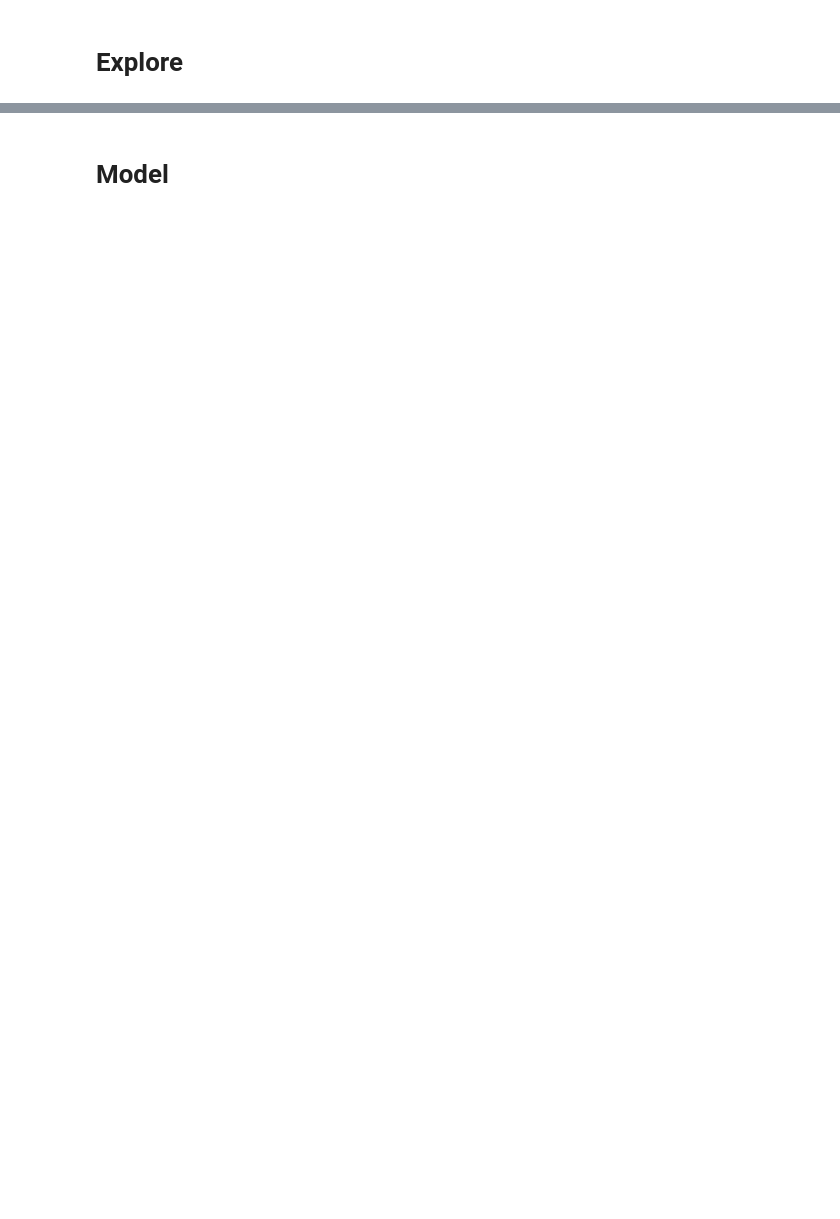
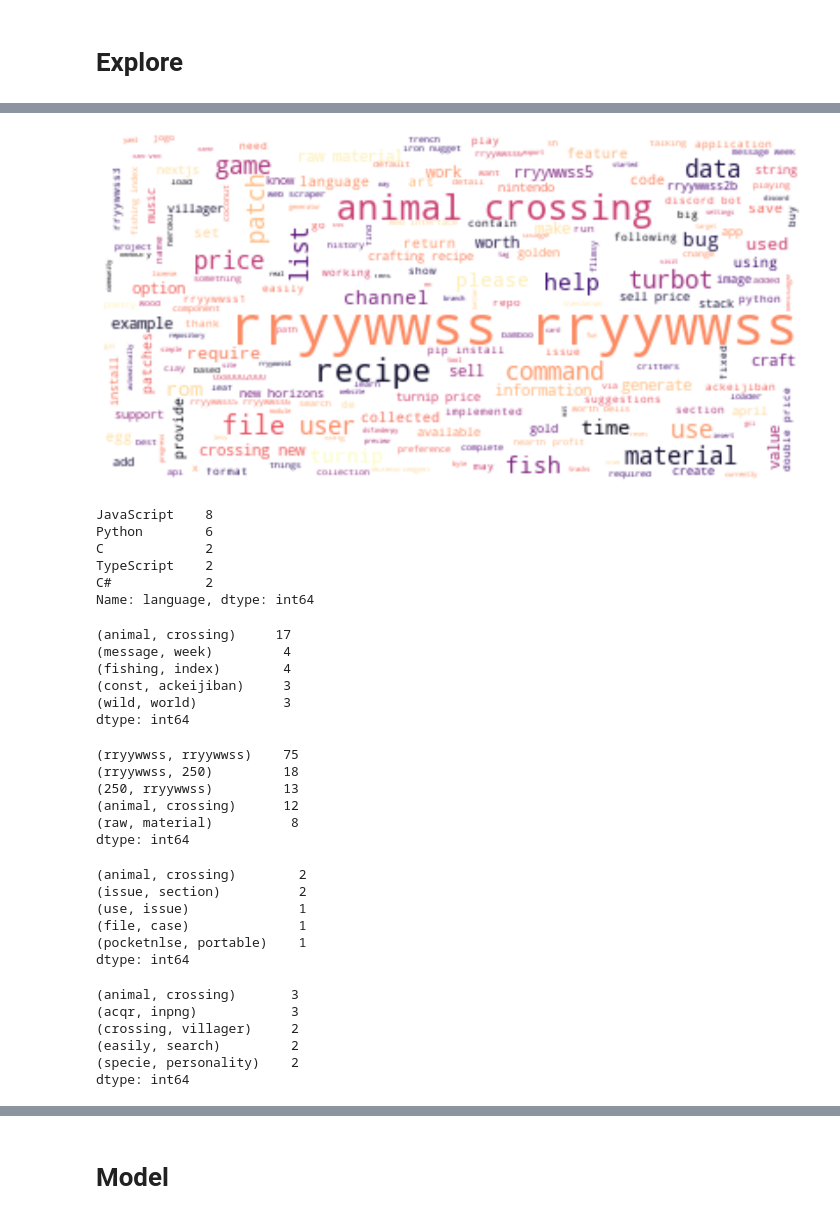
Before and after one commit to GabbyBarajasBroussard/natural-language-processing-project, a Jupyter notebook: walkthrough.ipynb, the cells around one changed output, grey strips where cells are left out. Saved outputs shown, nothing was run; the diff lists cells and outputs as text; code cells hidden in the pictures; blank space fills up the shorter version.

```diff
--- a/walkthrough.ipynb
+++ b/walkthrough.ipynb
@@ -51,0 +155,6 @@ df.to_csv('animal_crossing.csv')
+# %%
+#limit dataframe to the top 5 languages
+top_5_languages = df.language.value_counts().index[0:5]
+# %%
+df_5 = df[df.language.isin(top_5_languages)]
+df_5
@@ -51,0 +179,18 @@ df.to_csv('animal_crossing.csv')
+# %%
+#finding top words used in readmes in the top 5 languages
+img = WordCloud(background_color='white', colormap='magma_r').generate(' '.join(df_5['clean']))
+plt.figure(figsize=[20,10])
+plt.imshow(img, interpolation='bilinear')
+plt.axis("off")
+plt.show()
+# %% [output]
+[figure, added]
+# %%
+df_5.language.value_counts()
+# %% [output]
+JavaScript    8
+Python        6
+C             2
+TypeScript    2
+C#            2
+Name: language, dtype: int64
@@ -51,0 +204,56 @@ df.to_csv('animal_crossing.csv')
+# %%
+#finding most common bigrams in jscript words
+top_10_jscript_bigrams = (pd.Series(nltk.ngrams(jscript_words, 2))
+                      .value_counts()
+                      .head(10))
+
+top_10_jscript_bigrams.head()
+# %% [output]
+(animal, crossing)     17
+(message, week)         4
+(fishing, index)        4
+(const, ackeijiban)     3
+(wild, world)           3
+dtype: int64
+# %%
+#finding most common bigrams in python words
+top_10_python_bigrams = (pd.Series(nltk.ngrams(python_words, 2))
+                      .value_counts()
+                      .head(10))
+
+top_10_python_bigrams.head()
+# %% [output]
+(rryywwss, rryywwss)    75
+(rryywwss, 250)         18
+(250, rryywwss)         13
+(animal, crossing)      12
+(raw, material)          8
+dtype: int64
+# %%
+#finding most common bigrams in c words
+top_10_c_bigrams = (pd.Series(nltk.ngrams(c_words, 2))
+                      .value_counts()
+                      .head(10))
+
+top_10_c_bigrams.head()
+# %% [output]
+(animal, crossing)        2
+(issue, section)          2
+(use, issue)              1
+(file, case)              1
+(pocketnlse, portable)    1
+dtype: int64
+# %%
+#finding most common bigrams in typescript words
+top_10_typescript_bigrams = (pd.Series(nltk.ngrams(typescript_words, 2))
+                      .value_counts()
+                      .head(10))
+
+top_10_typescript_bigrams.head()
+# %% [output]
+(animal, crossing)       3
+(acqr, inpng)            3
+(crossing, villager)     2
+(easily, search)         2
+(specie, personality)    2
+dtype: int64
```
Also changed, not shown: parts of 57 cells of this notebook, 6 other files.
